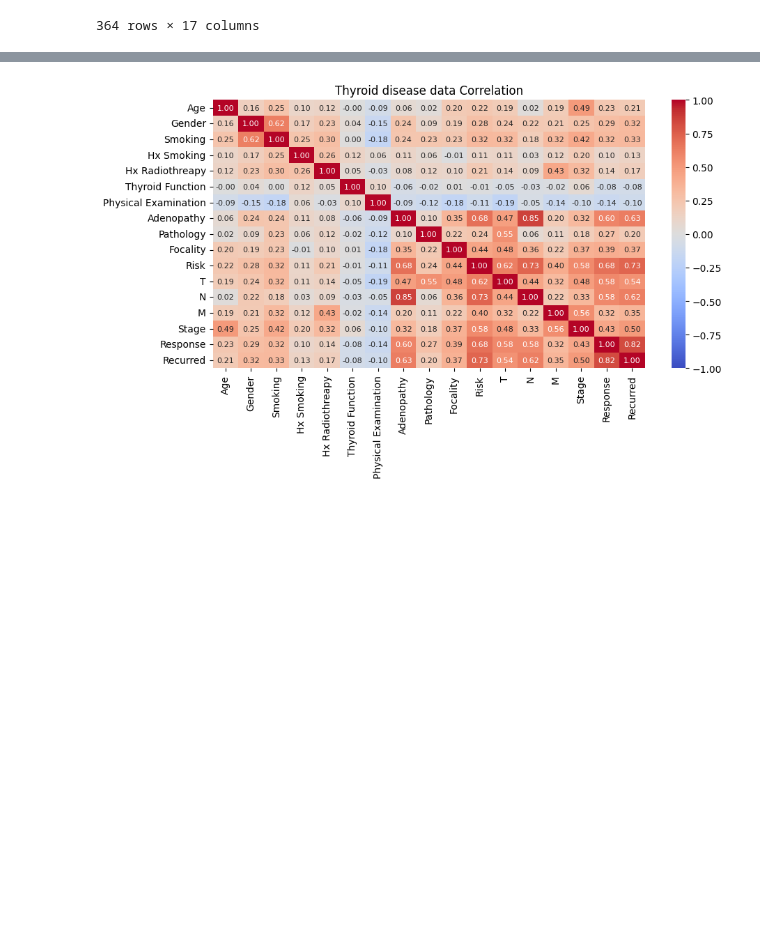
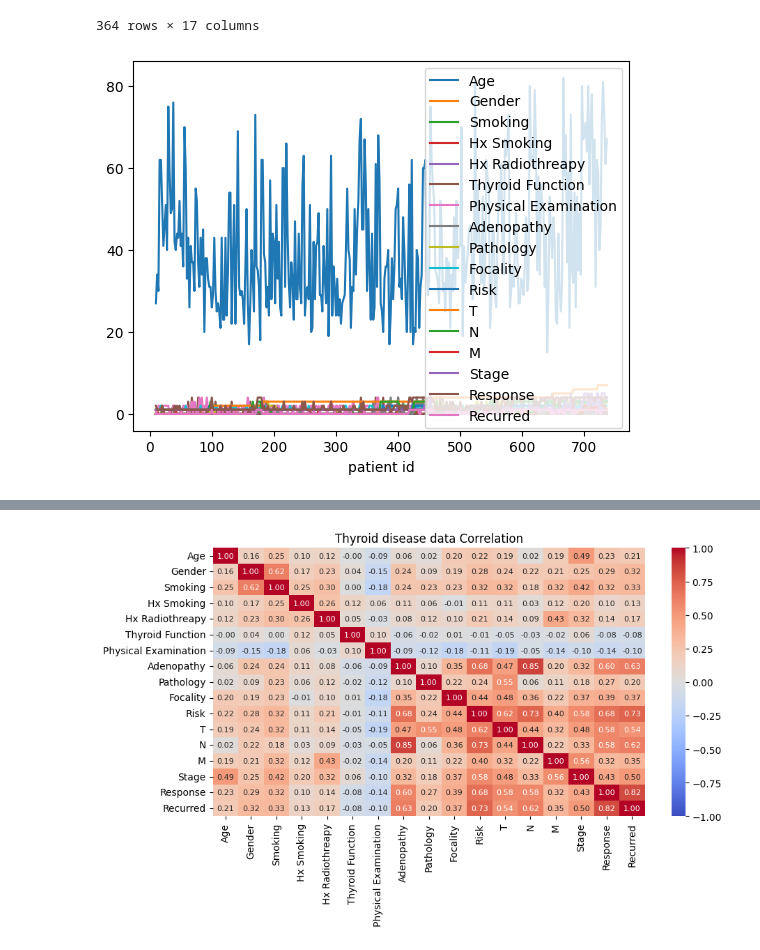
Before and after one commit to precious-05/Python-Guide, a Jupyter notebook: practicePandas/10Correlation.ipynb, the cells around one changed output, grey strips where cells are left out. Drawn from its saved outputs; the diff is of its cells as text; code cells hidden in the pictures; blank space fills up the shorter version.

```diff
--- a/practicePandas/10Correlation.ipynb
+++ b/practicePandas/10Correlation.ipynb
@@ -96,6 +93,11 @@ thyroid2
 | 734 | 61 | 1 | 1 | 1 | 1 | 1 | 1 | ... |
 | 736 | 67 | 1 | 1 | 0 | 0 | 0 | 1 | ... |
 364 rows × 17 columns
+# %%
+thyroid2.plot()
+plt.show()
+# %% [output]
+[figure, added]
 # %%
 # 1 highly +ve correlated
 # -1 highly -ve correlated
```
Also changed, not shown: parts of 1 cell of this notebook, 7 other files.
